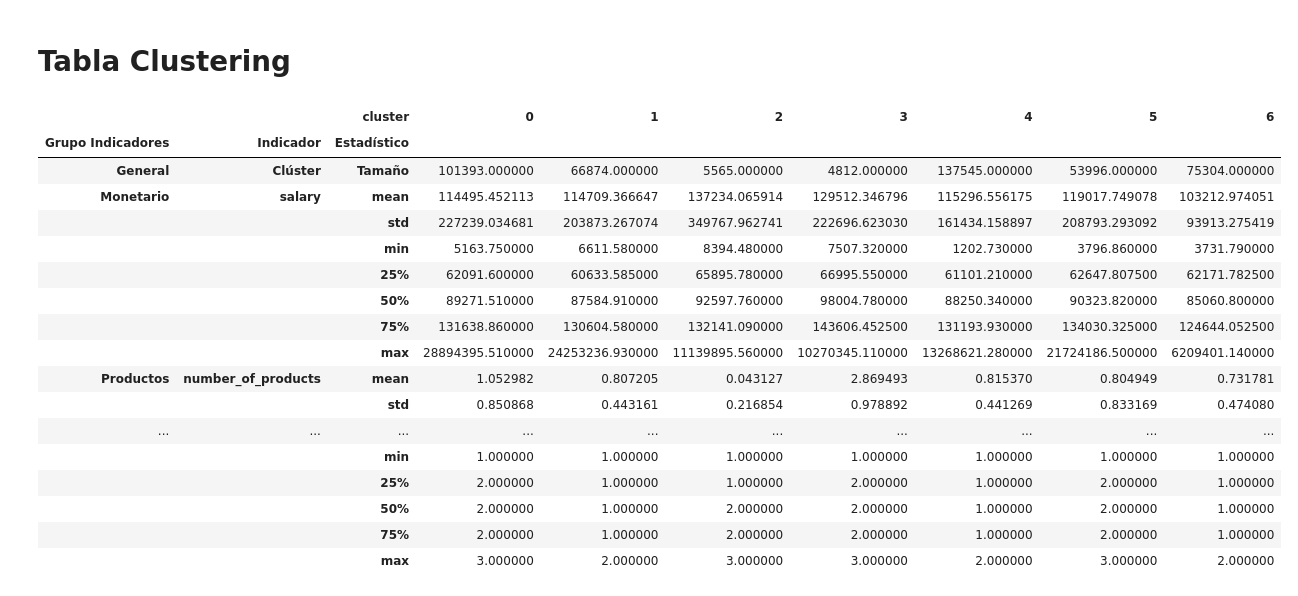
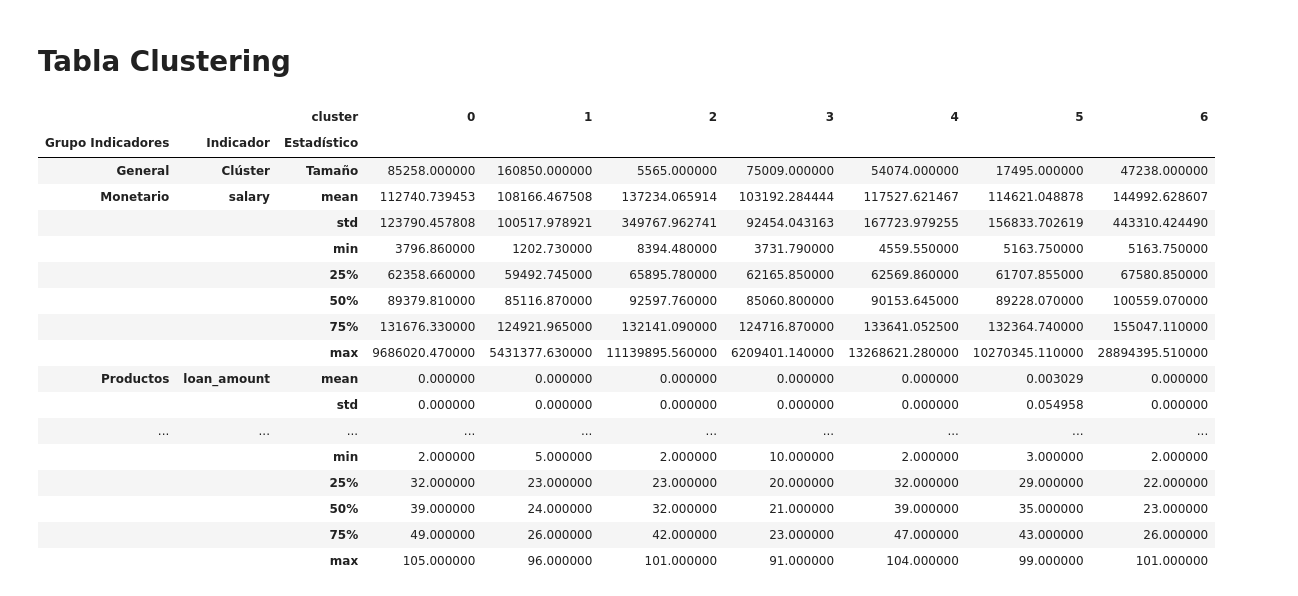
Before and after one commit to Kasoa8/Nuclio_EasyMoney, a Jupyter notebook: Segemnetacion_2.ipynb, the cells around one changed output. Drawn from its saved outputs; the diff is of its cells as text; code cells hidden in the pictures.

Commit message:
Segmentacion acabada

```diff
--- a/Segemnetacion_2.ipynb
+++ b/Segemnetacion_2.ipynb
@@ -105,3 +141,27 @@ df_segmentacion_2['number_of_products'] = df_segmentacion_2[product_columns].sum
+# %%
+# Lista de columnas de productos con diferentes niveles de compromiso
+high_commitment_products = ['pension_plan', 'emc_account', 'em_account_pp', 'em_account_p', 'em_acount']  # Productos de alto compromiso
+medium_commitment_products = ['credit_card', 'debit_card']  # Productos de compromiso medio
+low_commitment_products = ['short_term_deposit', 'loans', 'mortgage', 'funds', 'securities', 'long_term_deposit',
+                           'payroll', 'payroll_account']  # Productos de bajo compromiso
+
+# Crear 'product_engagement_score'
+df_segmentacion_2['product_engagement_score'] = (
+    df_segmentacion_2[high_commitment_products].sum(axis=1) * 3 +   # Productos de alto compromiso, peso 3
+    df_segmentacion_2[medium_commitment_products].sum(axis=1) * 2 +  # Productos de compromiso medio, peso 2
+    df_segmentacion_2[low_commitment_products].sum(axis=1)          # Productos de bajo compromiso, peso 1
+)
+
+
+# Columnas utilizadas para calcular la deuda total
+debt_columns = ['loans', 'mortgage']
+
+# Crear la columna 'debt_to_income_ratio'
+# Evitamos la división por cero utilizando 'np.where' para manejar ingresos nulos o cero.
+df_segmentacion_2['debt_to_income_ratio'] = df_segmentacion_2[debt_columns].sum(axis=1) / df_segmentacion_2['salary'].replace(0, np.nan)
+
+# Reemplazar posibles NaN resultantes de la división por cero con un valor específico o dejar como NaN
+df_segmentacion_2['debt_to_income_ratio'].fillna(0, inplace=True)
 # %% [markdown]
 # Tabla Clustering
 # %%
@@ -113,9 +173,8 @@ kmeans = KMeans(n_clusters=7, random_state=42)  # Adjust the number of clusters
 df_segmentacion_2['cluster'] = kmeans.fit_predict(X_scaled)
 # %%
 # Definir las columnas relevantes para el clustering
-summary_columns = ["salary",
-  "number_of_products", "loans", "mortgage", "funds", "em_account_pp", "credit_card", "pension_plan", "emc_account", "em_account_p", "em_acount",
-  "region_code", "age", "segment"
+summary_columns = ["salary", "loan_amount", "debt_to_income_ratio", "account_balance", "number_of_products", "product_engagement_score",
+"em_acount", "em_account_p", "emc_account", "em_account_pp" ,"age"
 ]
 
 # Inicializar el DataFrame ficha_df
@@ -135,46 +194,46 @@ estadisticos = ["mean", "std", "min", "25%", "50%", "75%", "max"]
 new_multi_index = []
 for oi, ii in zip(out_index, inner_index):
     for es in estadisticos:
         new_multi_index.append((oi, ii, es))
 
 # Generar el multi-índice
 def generate_multiindex(list_of_tuples, names):
     return pd.MultiIndex.from_tuples(list_of_tuples, names=names)
 
 names = ["Grupo Indicadores", "Indicador", "Estadístico"]
 index_ficha = generate_multiindex(new_multi_index, names)
 
 # Establecer el multi-índice en ficha_df
 ficha_df.set_index(index_ficha, inplace=True)
 
 # Calcular el tamaño de cada cluster
 tamaño_clusters = df_segmentacion_2.groupby("cluster").size().to_frame().T
 tamaño_clusters.set_index(generate_multiindex([("General", "Clúster", "Tamaño")], names), inplace=True)
 
 # Concatenar los datos de tamaño con el DataFrame ficha_df
 ficha_df = pd.concat([tamaño_clusters, ficha_df])
 
 # Estilizar el DataFrame con un gradiente de fondo
 styled_ficha_df = ficha_df.style.background_gradient(cmap='Blues', axis=1)
 
 # Mostrar el DataFrame estilizado
 styled_ficha_df
 # %% [output]
 |  |  | cluster | 0 | 1 | 2 | 3 | 4 | 5 | 6 |
 | Grupo Indicadores | Indicador | Estadístico |  |  |  |  |  |  |  |
-| General | Clúster | Tamaño | 101393.000000 | 66874.000000 | 5565.000000 | 4812.000000 | 137545.000000 | 53996.000000 | 75304.000000 |
-| Monetario | salary | mean | 114495.452113 | 114709.366647 | 137234.065914 | 129512.346796 | 115296.556175 | 119017.749078 | 103212.974051 |
-|  |  | std | 227239.034681 | 203873.267074 | 349767.962741 | 222696.623030 | 161434.158897 | 208793.293092 | 93913.275419 |
-|  |  | min | 5163.750000 | 6611.580000 | 8394.480000 | 7507.320000 | 1202.730000 | 3796.860000 | 3731.790000 |
-|  |  | 25% | 62091.600000 | 60633.585000 | 65895.780000 | 66995.550000 | 61101.210000 | 62647.807500 | 62171.782500 |
-|  |  | 50% | 89271.510000 | 87584.910000 | 92597.760000 | 98004.780000 | 88250.340000 | 90323.820000 | 85060.800000 |
-|  |  | 75% | 131638.860000 | 130604.580000 | 132141.090000 | 143606.452500 | 131193.930000 | 134030.325000 | 124644.052500 |
-|  |  | max | 28894395.510000 | 24253236.930000 | 11139895.560000 | 10270345.110000 | 13268621.280000 | 21724186.500000 | 6209401.140000 |
-| Productos | number_of_products | mean | 1.052982 | 0.807205 | 0.043127 | 2.869493 | 0.815370 | 0.804949 | 0.731781 |
-|  |  | std | 0.850868 | 0.443161 | 0.216854 | 0.978892 | 0.441269 | 0.833169 | 0.474080 |
+| General | Clúster | Tamaño | 85258.000000 | 160850.000000 | 5565.000000 | 75009.000000 | 54074.000000 | 17495.000000 | 47238.000000 |
+| Monetario | salary | mean | 112740.739453 | 108166.467508 | 137234.065914 | 103192.284444 | 117527.621467 | 114621.048878 | 144992.628607 |
+|  |  | std | 123790.457808 | 100517.978921 | 349767.962741 | 92454.043163 | 167723.979255 | 156833.702619 | 443310.424490 |
+|  |  | min | 3796.860000 | 1202.730000 | 8394.480000 | 3731.790000 | 4559.550000 | 5163.750000 | 5163.750000 |
+|  |  | 25% | 62358.660000 | 59492.745000 | 65895.780000 | 62165.850000 | 62569.860000 | 61707.855000 | 67580.850000 |
+|  |  | 50% | 89379.810000 | 85116.870000 | 92597.760000 | 85060.800000 | 90153.645000 | 89228.070000 | 100559.070000 |
+|  |  | 75% | 131676.330000 | 124921.965000 | 132141.090000 | 124716.870000 | 133641.052500 | 132364.740000 | 155047.110000 |
+|  |  | max | 9686020.470000 | 5431377.630000 | 11139895.560000 | 6209401.140000 | 13268621.280000 | 10270345.110000 | 28894395.510000 |
+| Productos | loan_amount | mean | 0.000000 | 0.000000 | 0.000000 | 0.000000 | 0.000000 | 0.003029 | 0.000000 |
+|  |  | std | 0.000000 | 0.000000 | 0.000000 | 0.000000 | 0.000000 | 0.054958 | 0.000000 |
 | ... | ... | ... | ... | ... | ... | ... | ... | ... | ... |
-|  |  | min | 1.000000 | 1.000000 | 1.000000 | 1.000000 | 1.000000 | 1.000000 | 1.000000 |
-|  |  | 25% | 2.000000 | 1.000000 | 1.000000 | 2.000000 | 1.000000 | 2.000000 | 1.000000 |
-|  |  | 50% | 2.000000 | 1.000000 | 2.000000 | 2.000000 | 1.000000 | 2.000000 | 1.000000 |
-|  |  | 75% | 2.000000 | 1.000000 | 2.000000 | 2.000000 | 1.000000 | 2.000000 | 1.000000 |
-|  |  | max | 3.000000 | 2.000000 | 3.000000 | 3.000000 | 2.000000 | 3.000000 | 2.000000 |
+|  |  | min | 2.000000 | 5.000000 | 2.000000 | 10.000000 | 2.000000 | 3.000000 | 2.000000 |
+|  |  | 25% | 32.000000 | 23.000000 | 23.000000 | 20.000000 | 32.000000 | 29.000000 | 22.000000 |
+|  |  | 50% | 39.000000 | 24.000000 | 32.000000 | 21.000000 | 39.000000 | 35.000000 | 23.000000 |
+|  |  | 75% | 49.000000 | 26.000000 | 42.000000 | 23.000000 | 47.000000 | 43.000000 | 26.000000 |
+|  |  | max | 105.000000 | 96.000000 | 101.000000 | 91.000000 | 104.000000 | 99.000000 | 101.000000 |
```
Also changed, not shown: parts of 3 cells of this notebook, 4 other files.
